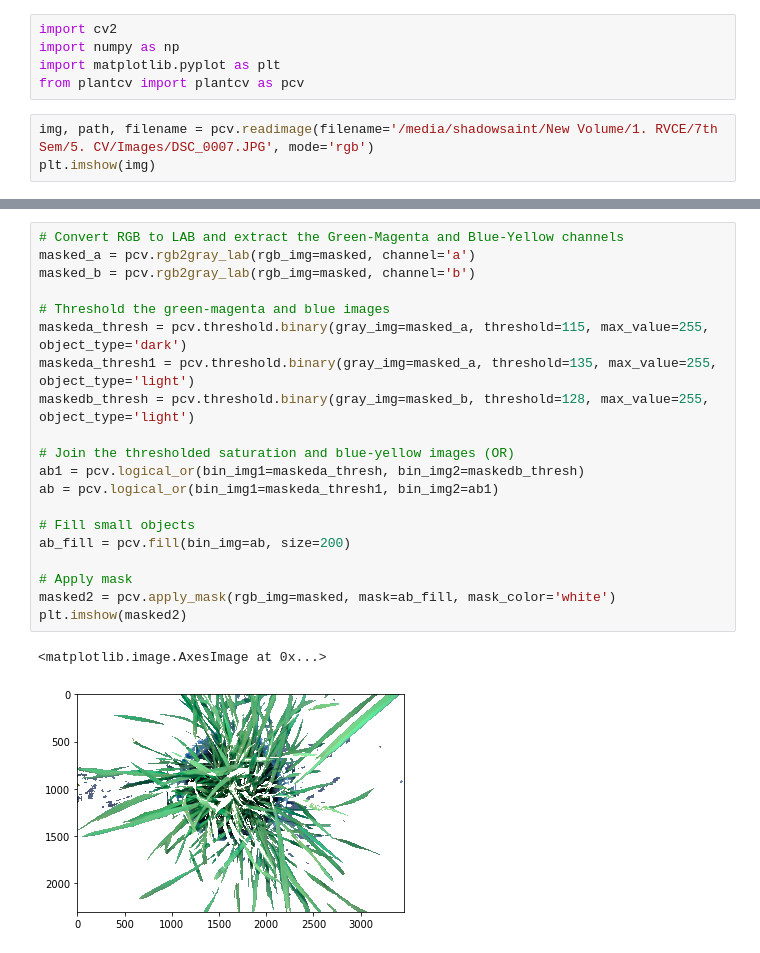
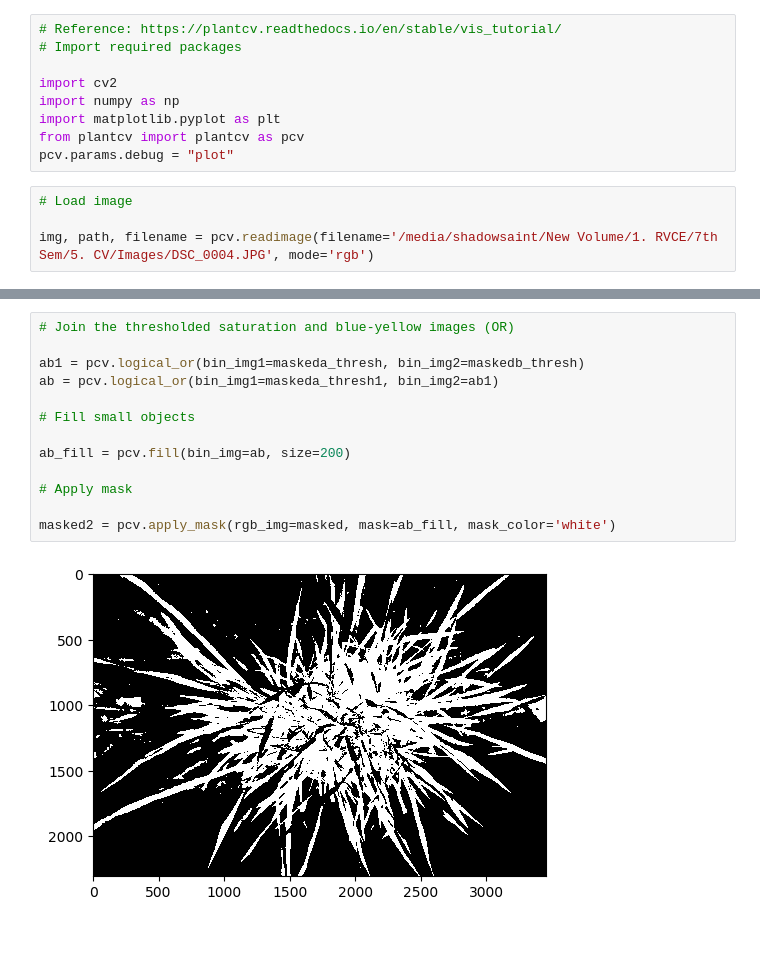
Before and after one commit to KeerthanBhat/Segmentation-of-plants, a Jupyter notebook: code.ipynb, the cells around one changed output, grey strips where cells are left out. Drawn from its saved outputs; the diff is of its cells as text.

```diff
--- a/code.ipynb
+++ b/code.ipynb
@@ -1,9 +1,14 @@
 # %%
+# Reference: https://plantcv.readthedocs.io/en/stable/vis_tutorial/
+# Import required packages
+
 import cv2
 import numpy as np
 import matplotlib.pyplot as plt
 from plantcv import plantcv as pcv
+pcv.params.debug = "plot"
 # %%
-img, path, filename = pcv.readimage(filename='/media/shadowsaint/New Volume/1. RVCE/7th Sem/5. CV/Images/DSC_0007.JPG', mode='rgb')
-plt.imshow(img)
+# Load image
+
+img, path, filename = pcv.readimage(filename='/media/shadowsaint/New Volume/1. RVCE/7th Sem/5. CV/Images/DSC_0004.JPG', mode='rgb')
 # %% [output]
@@ -61,23 +80,15 @@ plt.imshow(masked)
 # %%
-# Convert RGB to LAB and extract the Green-Magenta and Blue-Yellow channels
-masked_a = pcv.rgb2gray_lab(rgb_img=masked, channel='a')
-masked_b = pcv.rgb2gray_lab(rgb_img=masked, channel='b')
+# Join the thresholded saturation and blue-yellow images (OR)
 
-# Threshold the green-magenta and blue images
-maskeda_thresh = pcv.threshold.binary(gray_img=masked_a, threshold=115, max_value=255, object_type='dark')
-maskeda_thresh1 = pcv.threshold.binary(gray_img=masked_a, threshold=135, max_value=255, object_type='light')
-maskedb_thresh = pcv.threshold.binary(gray_img=masked_b, threshold=128, max_value=255, object_type='light')
-
-# Join the thresholded saturation and blue-yellow images (OR)
 ab1 = pcv.logical_or(bin_img1=maskeda_thresh, bin_img2=maskedb_thresh)
 ab = pcv.logical_or(bin_img1=maskeda_thresh1, bin_img2=ab1)
 
 # Fill small objects
+
 ab_fill = pcv.fill(bin_img=ab, size=200)
 
 # Apply mask
+
 masked2 = pcv.apply_mask(rgb_img=masked, mask=ab_fill, mask_color='white')
-plt.imshow(masked2)
 # %% [output]
-<matplotlib.image.AxesImage at 0x...>
-[figure, old version]
+[figure, new version]
```
Also changed, not shown: parts of 26 cells of this notebook.
